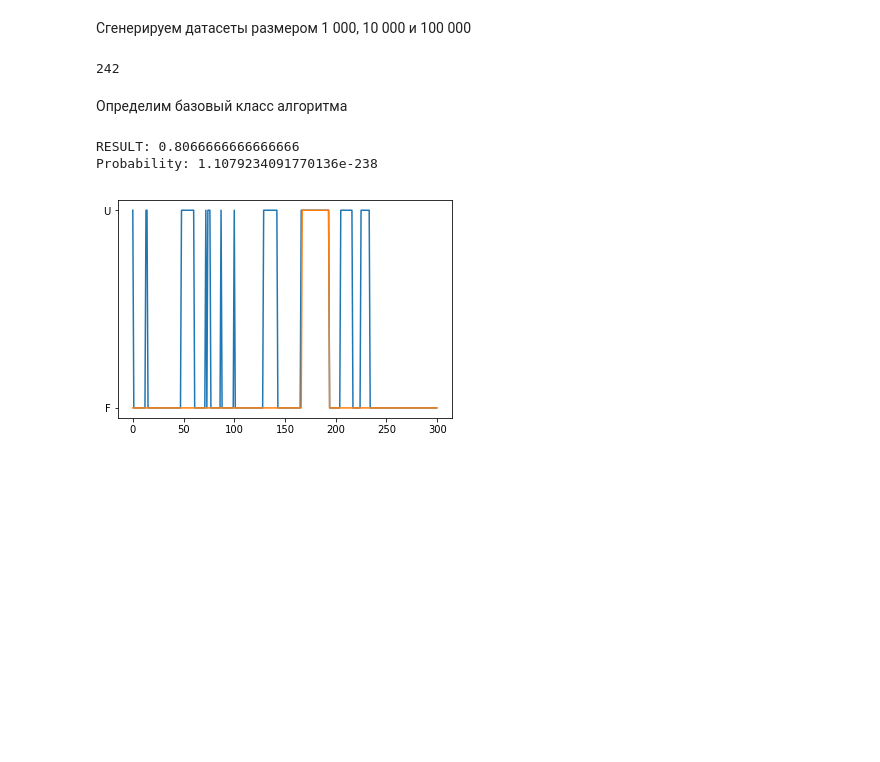
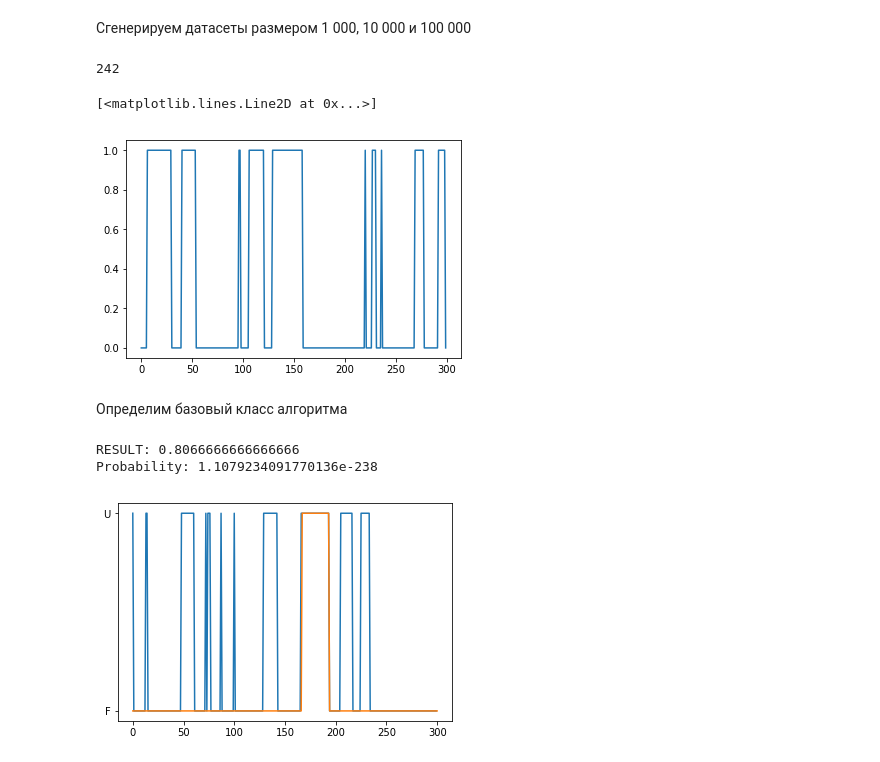
Before and after one commit to evgeniy97/unfarCasino, a Jupyter notebook: KhomutovTask-Copy1.ipynb, the cells around one changed output. Saved outputs shown, nothing was run; the diff lists cells and outputs as text; code cells hidden in the pictures; blank space fills up the shorter version.

```diff
--- a/KhomutovTask-Copy1.ipynb
+++ b/KhomutovTask-Copy1.ipynb
@@ -55,7 +55,10 @@ sum(l==r for l,r in zip(maxLab, result))
 242
 # %%
 lab300 = [0 if l =='F' else 1 for l in dataset300Labels ]
-plt.plot(lab)
+plt.plot(lab300)
+# %% [output]
+[<matplotlib.lines.Line2D at 0x...>]
+[figure, added]
 # %% [markdown]
 Определим базовый класс алгоритма
 # %%
```
Also changed, not shown: parts of 8 cells of this notebook.
